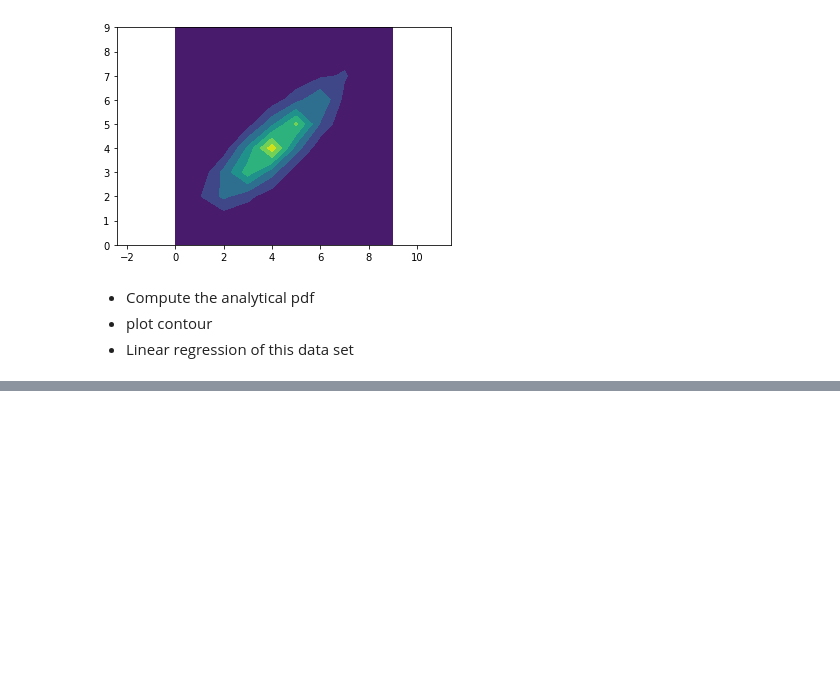
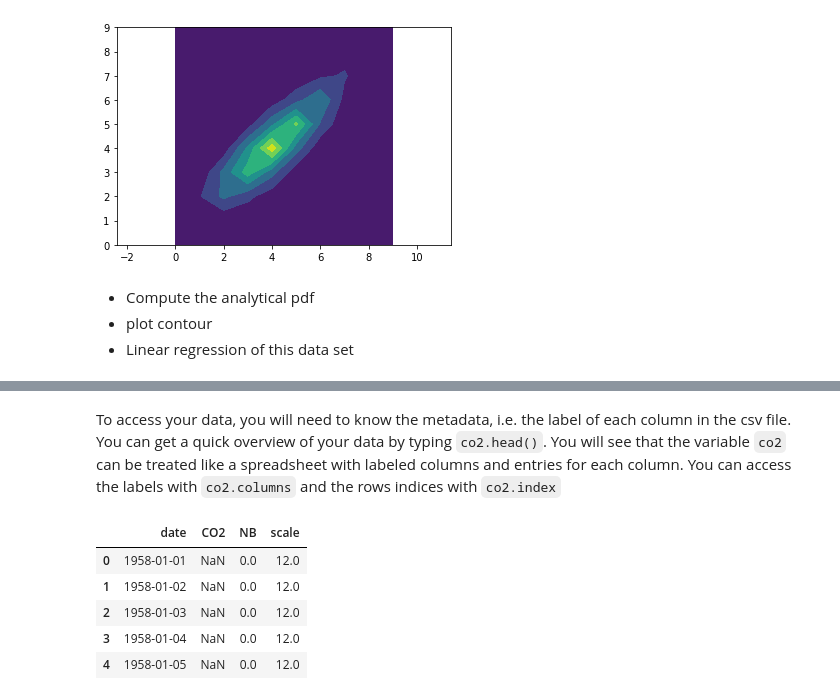
Before and after one commit to Pchambet/ml4climate, a Jupyter notebook: book/notebooks/1_introduction.ipynb, the cells around one changed output, grey strips where cells are left out. Drawn from its saved outputs; the diff is of its cells as text; code cells hidden in the pictures; blank space fills up the shorter version.

```diff
--- a/book/notebooks/1_introduction.ipynb
+++ b/book/notebooks/1_introduction.ipynb
@@ -491,0 +507,14 @@ plt.axis('equal')
+# %%
+co2 = pd.read_csv('data/daily_in_situ_co2_mlo.csv', comment='%',skipinitialspace=True, parse_dates={'date': ["Yr","Mn",
+     ...:  "Dy"]})
+# %% [markdown]
+To access your data, you will need to know the metadata, i.e. the label of each column in the csv file. You can get a quick overview of your data by typing `co2.head()`. You will see that the variable `co2` can be treated like a spreadsheet with labeled columns and entries for each column. You can access the labels with `co2.columns` and the rows indices with `co2.index`
+# %%
+co2.head()
+# %% [output]
+|  | date | CO2 | NB | scale |
+| 0 | 1958-01-01 | NaN | 0.0 | 12.0 |
+| 1 | 1958-01-02 | NaN | 0.0 | 12.0 |
+| 2 | 1958-01-03 | NaN | 0.0 | 12.0 |
+| 3 | 1958-01-04 | NaN | 0.0 | 12.0 |
+| 4 | 1958-01-05 | NaN | 0.0 | 12.0 |
```
Also changed, not shown: parts of 5 cells of this notebook, 1 other file.
